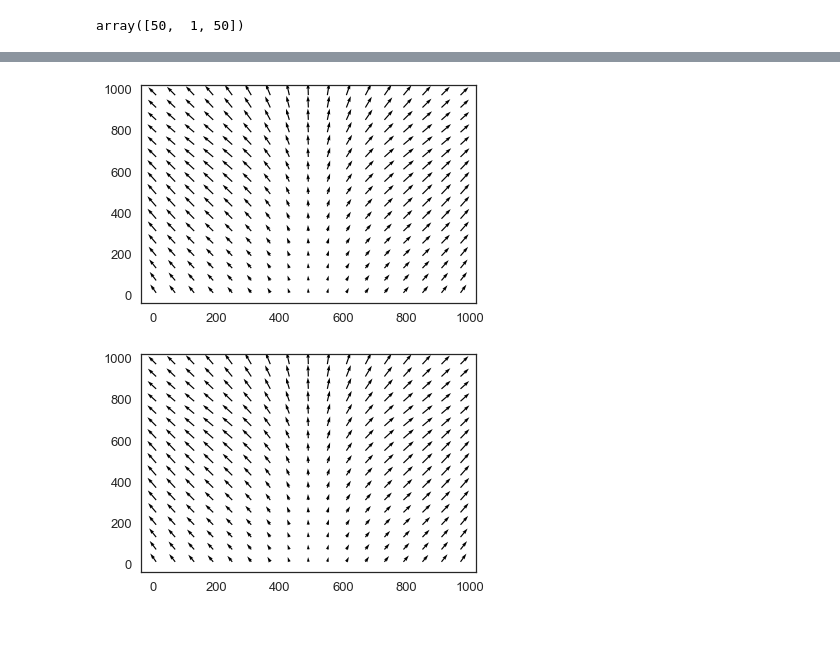
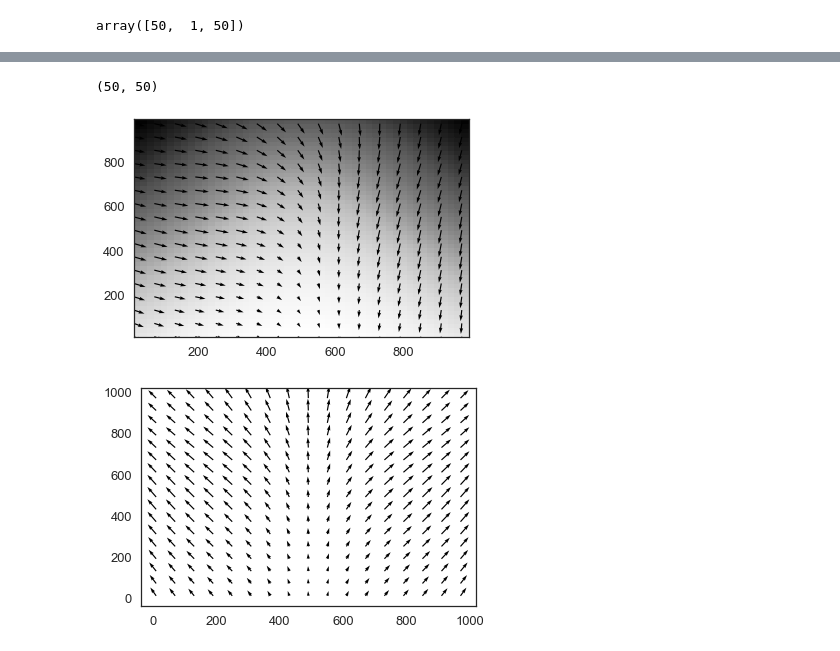
Before and after one commit to rubensdmp/gempy, a Jupyter notebook: notebooks/experimental/kriging_examples/Distances tests.ipynb, the cells around one changed output, grey strips where cells are left out. Cells and saved outputs as stored; diff of their text form; code cells hidden in the pictures.

```diff
--- a/notebooks/experimental/kriging_examples/Distances tests.ipynb
+++ b/notebooks/experimental/kriging_examples/Distances tests.ipynb
@@ -98,0 +114,7 @@ gx, gy = np.gradient(Z,1,1)
+# %%
+def rotate_2d(x, y, angle):
+    new_x = x*np.cos(angle)-y*np.sin(angle)
+    new_y = x*np.sin(angle)+y*np.cos(angle)
+    return new_x, new_y
+# %%
+rot_x, rot_y = rotate_2d(gx, gy, 90)
@@ -99,14 +133,22 @@ gx, gy = np.gradient(Z,1,1)
+# %%
+gx.shape
+# %% [output]
+(50, 50)
 # %%
 fig, ax = plt.subplots()
-q = ax.quiver(Y[::3, ::3], X[::3, ::3], gx[::3, ::3], gy[::3, ::3])
+
+plt.pcolor(Y, X, Z)
+
+#q = ax.quiver(Y[::3, ::3], X[::3, ::3], gx[::3, ::3], gy[::3, ::3])
+q = ax.quiver(Y[::3, ::3], X[::3, ::3], rot_x[::3, ::3], rot_y[::3, ::3])
 
 ax.quiverkey(q, X=0.3, Y=1.1, U=1,
              label='Quiver key, length = 1')
 
 #plt.scatter(sol.grid.regular_grid.values[:,0], sol.grid.regular_grid.values[:,2], s=10, c=sol.lith_block, cmap='viridis')
 plt.show()
 # %% [output]
-[figure, old version]
+[figure, new version]
 # %%
 
 fig, ax = plt.subplots()
```
Also changed, not shown: parts of 5 cells of this notebook.
